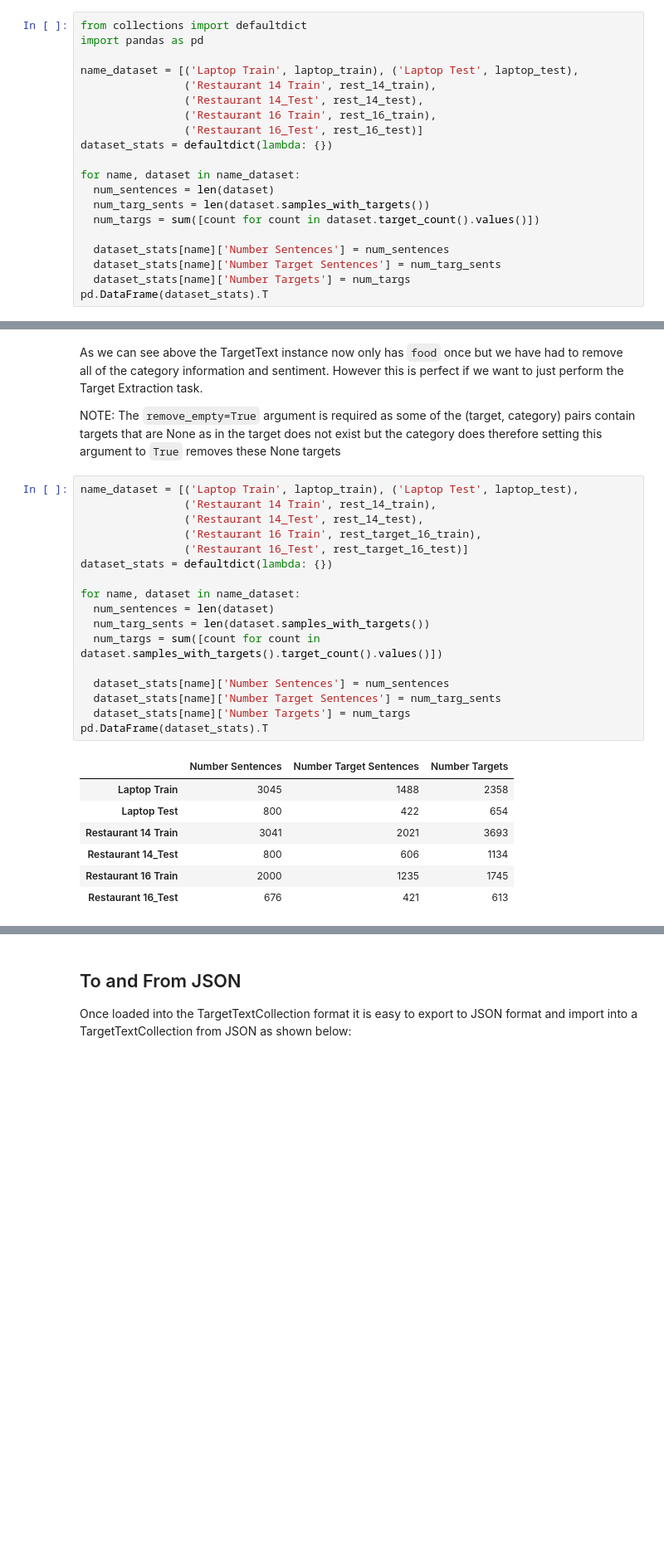
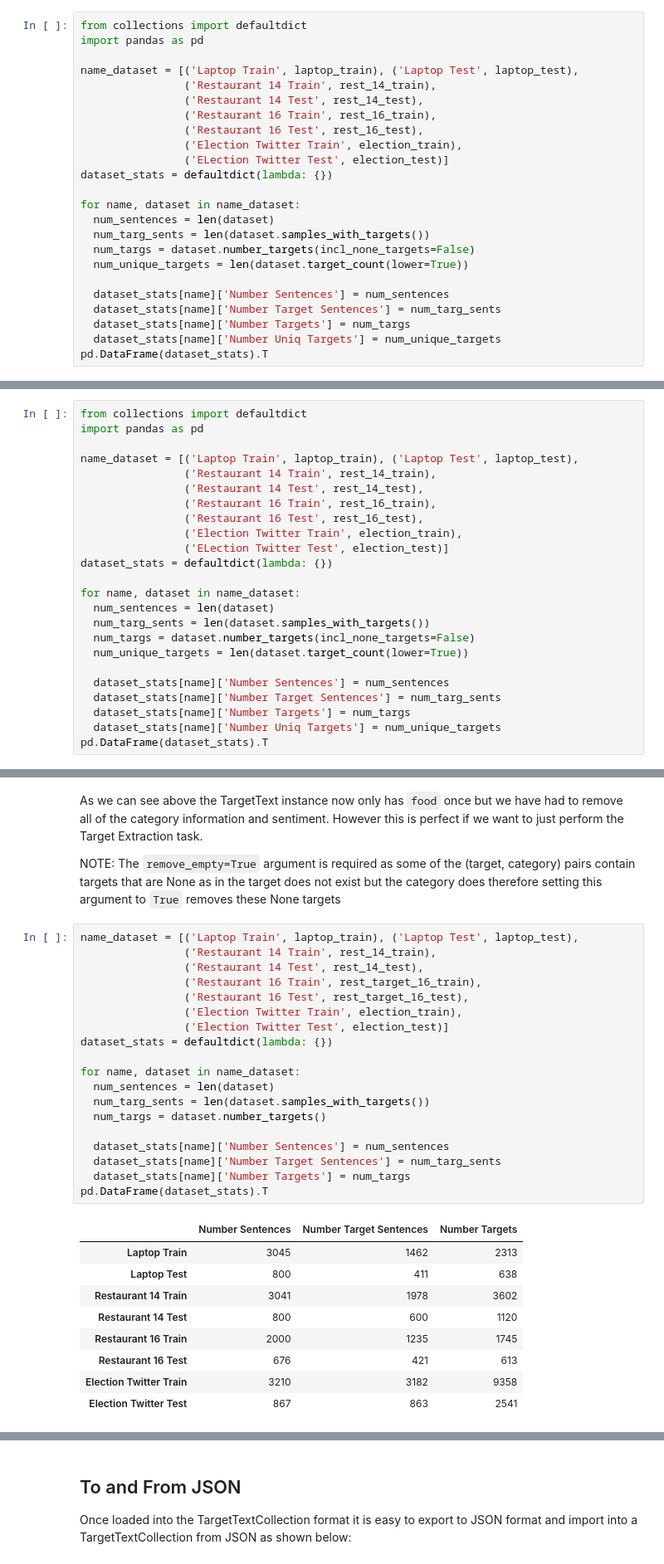
Before and after one commit to apmoore1/target-extraction, a Jupyter notebook: tutorials/Load_and_Explore_Target_Extraction.ipynb, the cells around one changed output, grey strips where cells are left out. Shown at 83% size. Cells and saved outputs as stored; diff of their text form; blank space fills up the shorter version.

```diff
--- a/tutorials/Load_and_Explore_Target_Extraction.ipynb
+++ b/tutorials/Load_and_Explore_Target_Extraction.ipynb
@@ -93,18 +83,22 @@ import pandas as pd
 
 name_dataset = [('Laptop Train', laptop_train), ('Laptop Test', laptop_test),
                 ('Restaurant 14 Train', rest_14_train),
-                ('Restaurant 14_Test', rest_14_test),
+                ('Restaurant 14 Test', rest_14_test),
                 ('Restaurant 16 Train', rest_16_train),
-                ('Restaurant 16_Test', rest_16_test)]
+                ('Restaurant 16 Test', rest_16_test),
+                ('Election Twitter Train', election_train),
+                ('ELection Twitter Test', election_test)]
 dataset_stats = defaultdict(lambda: {})
 
 for name, dataset in name_dataset:
   num_sentences = len(dataset)
   num_targ_sents = len(dataset.samples_with_targets())
-  num_targs = sum([count for count in dataset.target_count().values()])
+  num_targs = dataset.number_targets(incl_none_targets=False)
+  num_unique_targets = len(dataset.target_count(lower=True))
 
   dataset_stats[name]['Number Sentences'] = num_sentences
   dataset_stats[name]['Number Target Sentences'] = num_targ_sents
   dataset_stats[name]['Number Targets'] = num_targs
+  dataset_stats[name]['Number Uniq Targets'] = num_unique_targets
 pd.DataFrame(dataset_stats).T
 # %% [output]
@@ -117,0 +114,24 @@ pd.DataFrame(dataset_stats).T
+# %%
+from collections import defaultdict
+import pandas as pd
+
+name_dataset = [('Laptop Train', laptop_train), ('Laptop Test', laptop_test),
+                ('Restaurant 14 Train', rest_14_train),
+                ('Restaurant 14 Test', rest_14_test),
+                ('Restaurant 16 Train', rest_16_train),
+                ('Restaurant 16 Test', rest_16_test),
+                ('Election Twitter Train', election_train),
+                ('ELection Twitter Test', election_test)]
+dataset_stats = defaultdict(lambda: {})
+
+for name, dataset in name_dataset:
+  num_sentences = len(dataset)
+  num_targ_sents = len(dataset.samples_with_targets())
+  num_targs = dataset.number_targets(incl_none_targets=False)
+  num_unique_targets = len(dataset.target_count(lower=True))
+
+  dataset_stats[name]['Number Sentences'] = num_sentences
+  dataset_stats[name]['Number Target Sentences'] = num_targ_sents
+  dataset_stats[name]['Number Targets'] = num_targs
+  dataset_stats[name]['Number Uniq Targets'] = num_unique_targets
+pd.DataFrame(dataset_stats).T
@@ -141,28 +171,32 @@ NOTE: The `remove_empty=True` argument is required as some of the (target, categ
 # %%
 name_dataset = [('Laptop Train', laptop_train), ('Laptop Test', laptop_test),
                 ('Restaurant 14 Train', rest_14_train),
-                ('Restaurant 14_Test', rest_14_test),
+                ('Restaurant 14 Test', rest_14_test),
                 ('Restaurant 16 Train', rest_target_16_train),
-                ('Restaurant 16_Test', rest_target_16_test)]
+                ('Restaurant 16 Test', rest_target_16_test),
+                ('Election Twitter Train', election_train),
+                ('Election Twitter Test', election_test)]
 dataset_stats = defaultdict(lambda: {})
 
 for name, dataset in name_dataset:
   num_sentences = len(dataset)
   num_targ_sents = len(dataset.samples_with_targets())
-  num_targs = sum([count for count in dataset.samples_with_targets().target_count().values()])
+  num_targs = dataset.number_targets()
 
   dataset_stats[name]['Number Sentences'] = num_sentences
   dataset_stats[name]['Number Target Sentences'] = num_targ_sents
   dataset_stats[name]['Number Targets'] = num_targs
 pd.DataFrame(dataset_stats).T
 # %% [output]
 |  | Number Sentences | Number Target Sentences | Number Targets |
-| Laptop Train | 3045 | 1488 | 2358 |
-| Laptop Test | 800 | 422 | 654 |
-| Restaurant 14 Train | 3041 | 2021 | 3693 |
-| Restaurant 14_Test | 800 | 606 | 1134 |
+| Laptop Train | 3045 | 1462 | 2313 |
+| Laptop Test | 800 | 411 | 638 |
+| Restaurant 14 Train | 3041 | 1978 | 3602 |
+| Restaurant 14 Test | 800 | 600 | 1120 |
 | Restaurant 16 Train | 2000 | 1235 | 1745 |
-| Restaurant 16_Test | 676 | 421 | 613 |
+| Restaurant 16 Test | 676 | 421 | 613 |
+| Election Twitter Train | 3210 | 3182 | 9358 |
+| Election Twitter Test | 867 | 863 | 2541 |
 # %% [markdown]
 Now that we have re-run the statistics of the dataset we can see that the Restaurant dataset has changed with regards to the Number of targets and target sentences. These statistics are now more in line with previous work ([link](https://www.aclweb.org/anthology/D17-1310) [link](https://www.aclweb.org/anthology/N19-1242)). However there are some reasons why they are not identical only for the Restaurant 2016 dataset, these are artifacts in the original annotation that we found which we share below:
 
```
Also changed, not shown: parts of 35 cells of this notebook.
